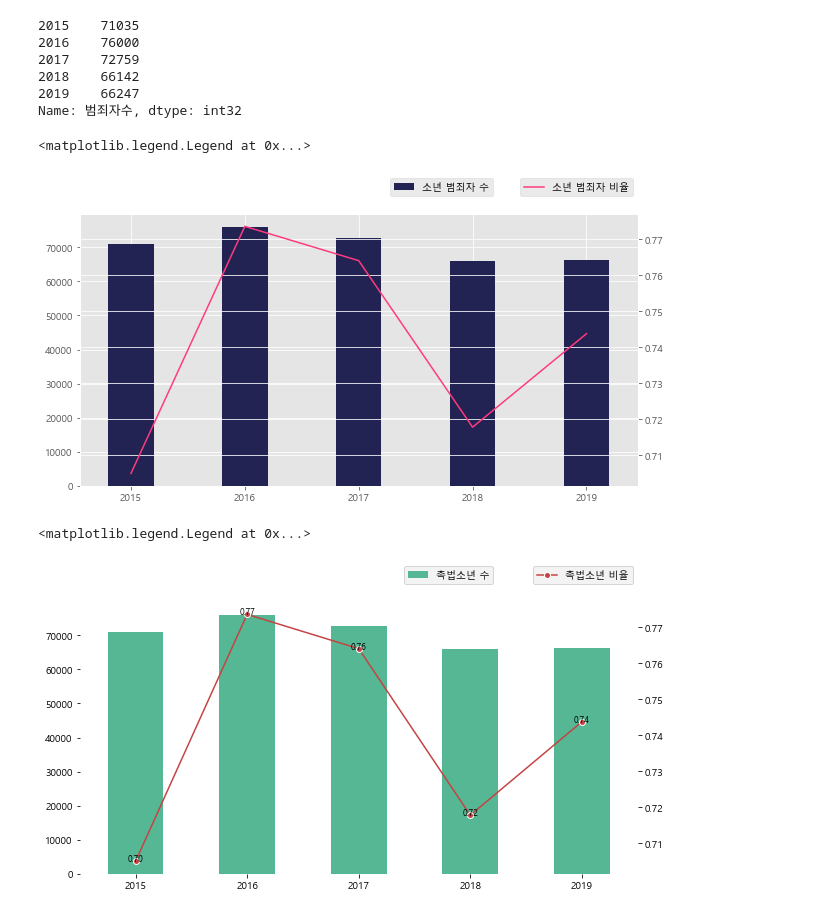
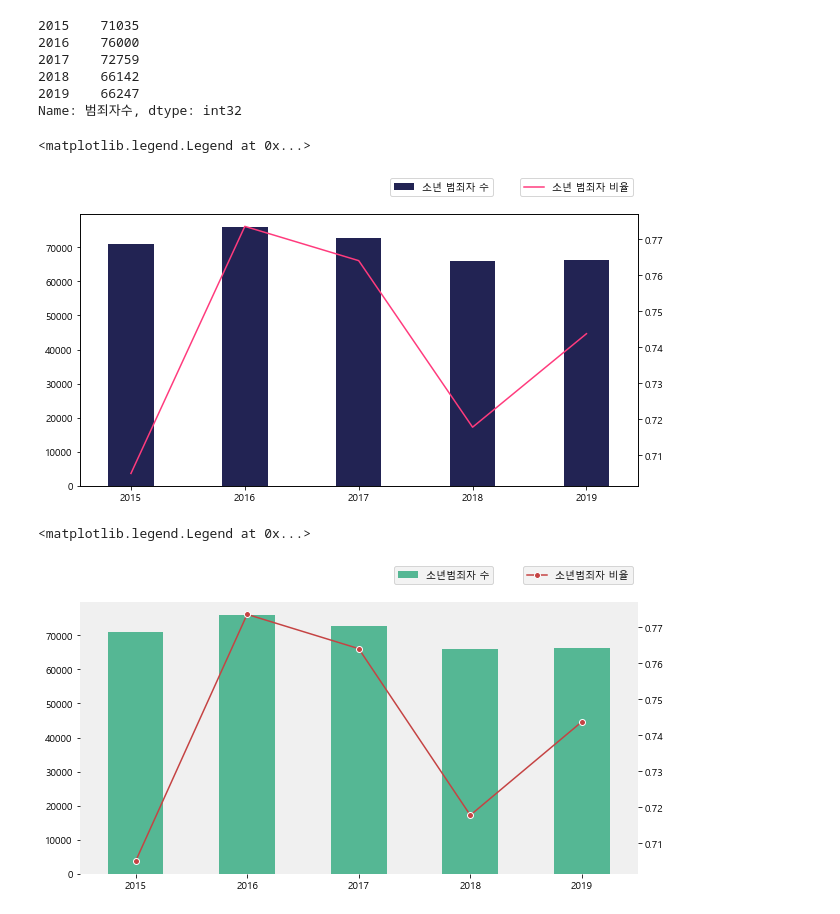
Before and after one commit to hkim11656/crime_analysis, a Jupyter notebook: 13_소년 인구 대비 소년범죄율 추이_김유민.ipynb, the cells around one changed output. Saved outputs shown, nothing was run; the diff lists cells and outputs as text; code cells hidden in the pictures.

```diff
--- a/13_소년 인구 대비 소년범죄율 추이_김유민.ipynb
+++ b/13_소년 인구 대비 소년범죄율 추이_김유민.ipynb
@@ -436,29 +436,29 @@ df_young_total.iloc[:]['범죄자수']
 2019    66247
 Name: 범죄자수, dtype: int32
 # %%
-plt.style.use('ggplot')
+# plt.style.use('ggplot')
 # plt.style.use('dark_background')
 
 fig, ax1 = plt.subplots()
 #plt.title('연령별 소년 범죄자 수와 소년 범죄자 비율')
 ax2 = ax1.twinx()
 gr1 = df_young_total.iloc[:]['범죄자수']
 gr2 = df_young_total.iloc[:]['비율']
 gr1.plot(kind='bar', ax=ax1, color='#222353', label='소년 범죄자 수', rot=0, figsize=(10, 5), width=0.4)
 gr2.plot(kind='line', ax=ax2, color='#FF3B7D', label='소년 범죄자 비율')
 ax1.legend(bbox_to_anchor =(0.75, 1.15), ncol = 2)
 ax2.legend(bbox_to_anchor =(1.0, 1.15), ncol = 2)
 # %% [output]
 <matplotlib.legend.Legend at 0x...>
-[figure, old version]
+[figure, new version]
 # %%
 fig, ax1 = plt.subplots()
 ax2 = ax1.twinx()
 # 캔버스 색상 설정
-#ax1.set_facecolor('#F0F0F0')
+ax1.set_facecolor('#F0F0F0')
 # gr1 그래프 설정
 gr1 = df_young_total.iloc[:]['범죄자수']
-gr1.plot(kind='bar', ax=ax1, color='#55B794', label='촉법소년 수', rot=0, figsize=(10, 5), width=0.5) # Navy
+gr1.plot(kind='bar', ax=ax1, color='#55B794', label='소년범죄자 수', rot=0, figsize=(10, 5), width=0.5) # Navy
 # gr2 그래프 설정
 args_plot = [df_young_total.iloc[:]['비율']] ## 데이터 인자
 config_plot = dict( ## 키워드 인자
@@ -470,15 +470,15 @@ config_plot = dict( ## 키워드 인자
     markeredgecolor='white', # 마커 테두리 색깔
     markeredgewidth=1, # 마커 테두리 두께
 )
-gr2 = ax2.plot(label='촉법소년 비율', *args_plot,**config_plot) ## 선그래프 생성 - 범례라벨 추가
+gr2 = ax2.plot(label='소년범죄자 비율', *args_plot,**config_plot) ## 선그래프 생성 - 범례라벨 추가
 gr2 = gr2[0] ## 선 그래프 요소
 # 선 그래프 위에 텍스트 박스 삽입
-bbox2 = dict( # 텍스트 박스 스타일 지정
-    boxstyle='square', # 박스 모양
-    edgecolor='white',
-    alpha=0)
-for coord in list(gr2.get_xydata()):
-    ax2.text(coord[0],coord[1],f'{float(coord[1]):.2f}',fontsize=8.5, ha='center', bbox=bbox2)
+#bbox2 = dict( # 텍스트 박스 스타일 지정
+    #boxstyle='square', # 박스 모양
+    #edgecolor='white',
+    #alpha=0)
+#for coord in list(gr2.get_xydata()):
+    #ax2.text(coord[0],coord[1],f'{float(coord[1]):.2f}',fontsize=8.5, ha='center', bbox=bbox2)
 # 축 설정 (ggplot 스타일 적용 시 생략 가능)
 ax1.spines['top'].set_visible(False)
 ax2.spines['top'].set_visible(False)
@@ -493,4 +493,4 @@ ax1.legend(bbox_to_anchor =(0.75, 1.15), ncol = 2, facecolor='#F0F0F0', fontsize
 ax2.legend(bbox_to_anchor =(1.0, 1.15), ncol = 2, facecolor='#F0F0F0', fontsize=10)
 # %% [output]
 <matplotlib.legend.Legend at 0x...>
-[figure, old version]
+[figure, new version]
```
Also changed, not shown: parts of 2 cells of this notebook.
